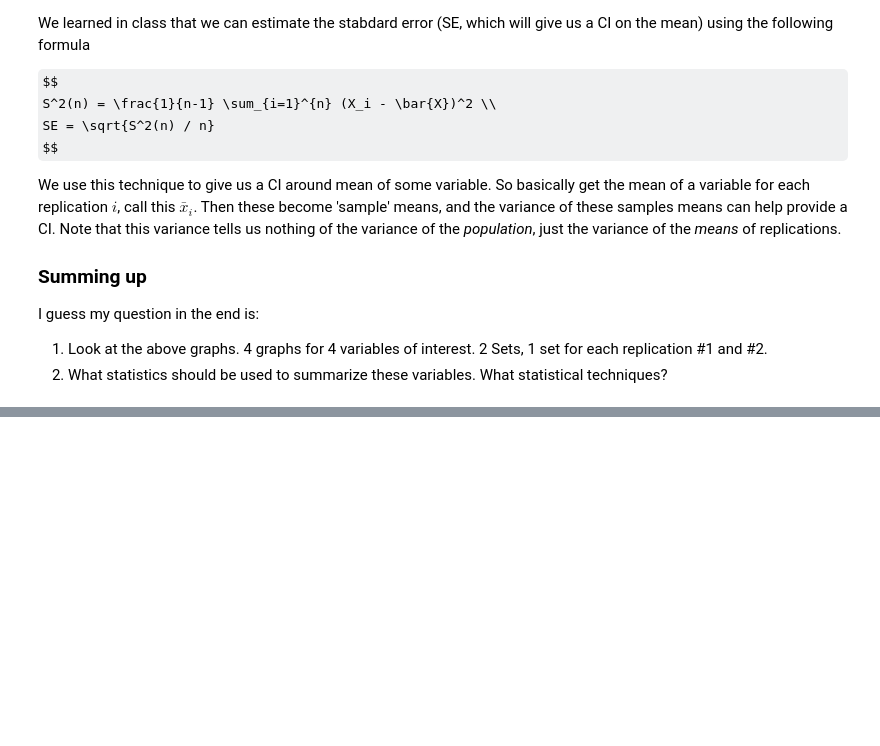
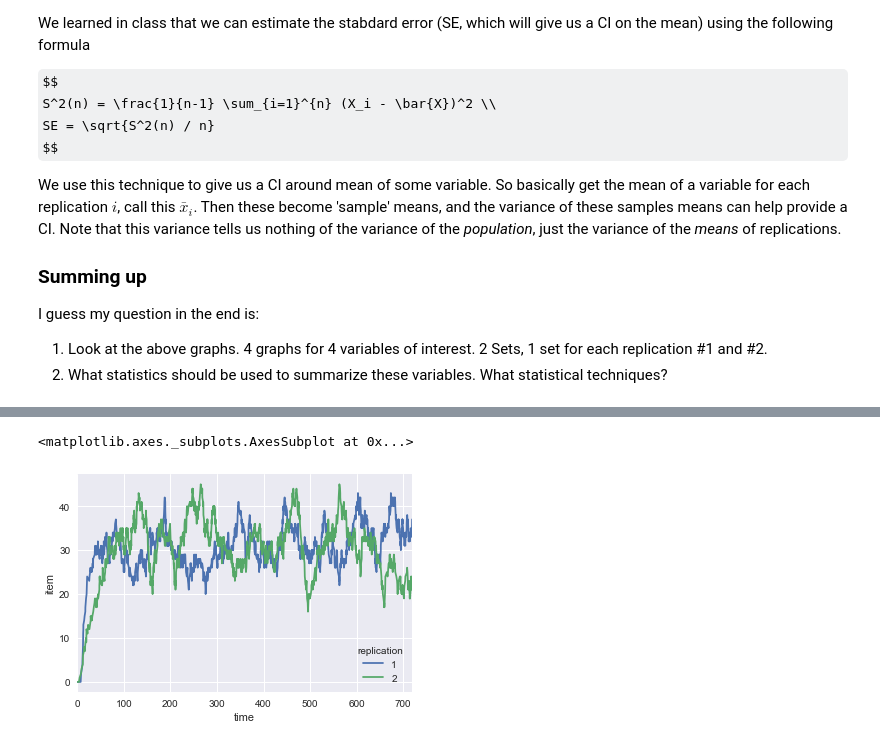
Before and after one commit to JeremyBYU/uas-package, a Jupyter notebook: notebooks/Simulation Analysis.ipynb, the cells around one changed output, grey strips where cells are left out. Cells and saved outputs as stored; diff of their text form; code cells hidden in the pictures; some formulas as TeX source; blank space fills up the shorter version.

```diff
--- a/notebooks/Simulation Analysis.ipynb
+++ b/notebooks/Simulation Analysis.ipynb
@@ -114,0 +168,8 @@ sns.tsplot(data=package_df['uas_wait'])
+# %%
+ts_df = repl_df_ts(raw_data, num=2)
+ts_df = ts_df.reset_index(drop=True)
+field_df = ts_df[ts_df['field'] == 'charging_stations']
+sns.tsplot(time="time", value="item", unit='field',condition="replication", data=field_df)
+# %% [output]
+<matplotlib.axes._subplots.AxesSubplot at 0x...>
+[figure, added]
```
Also changed, not shown: parts of 8 cells of this notebook, 5 other files.
